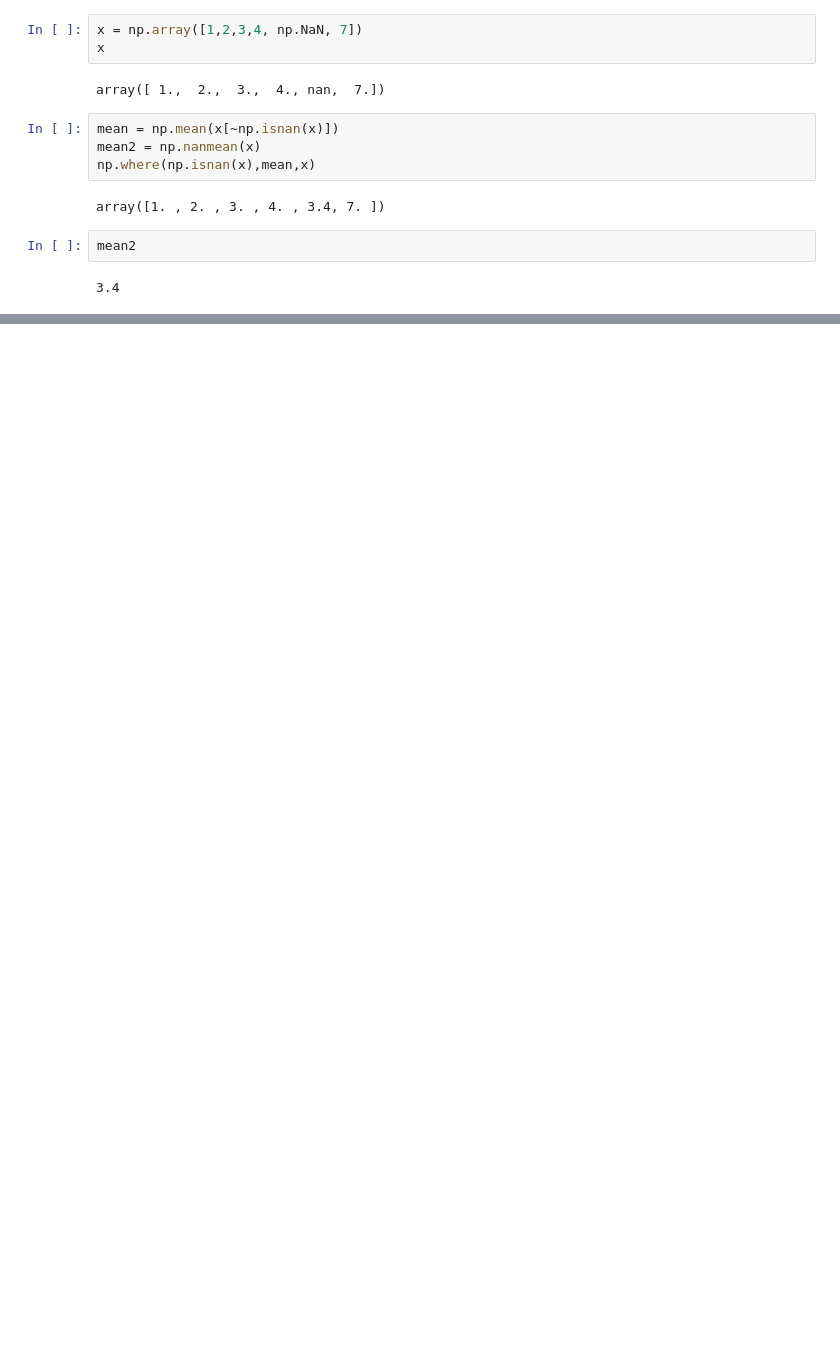
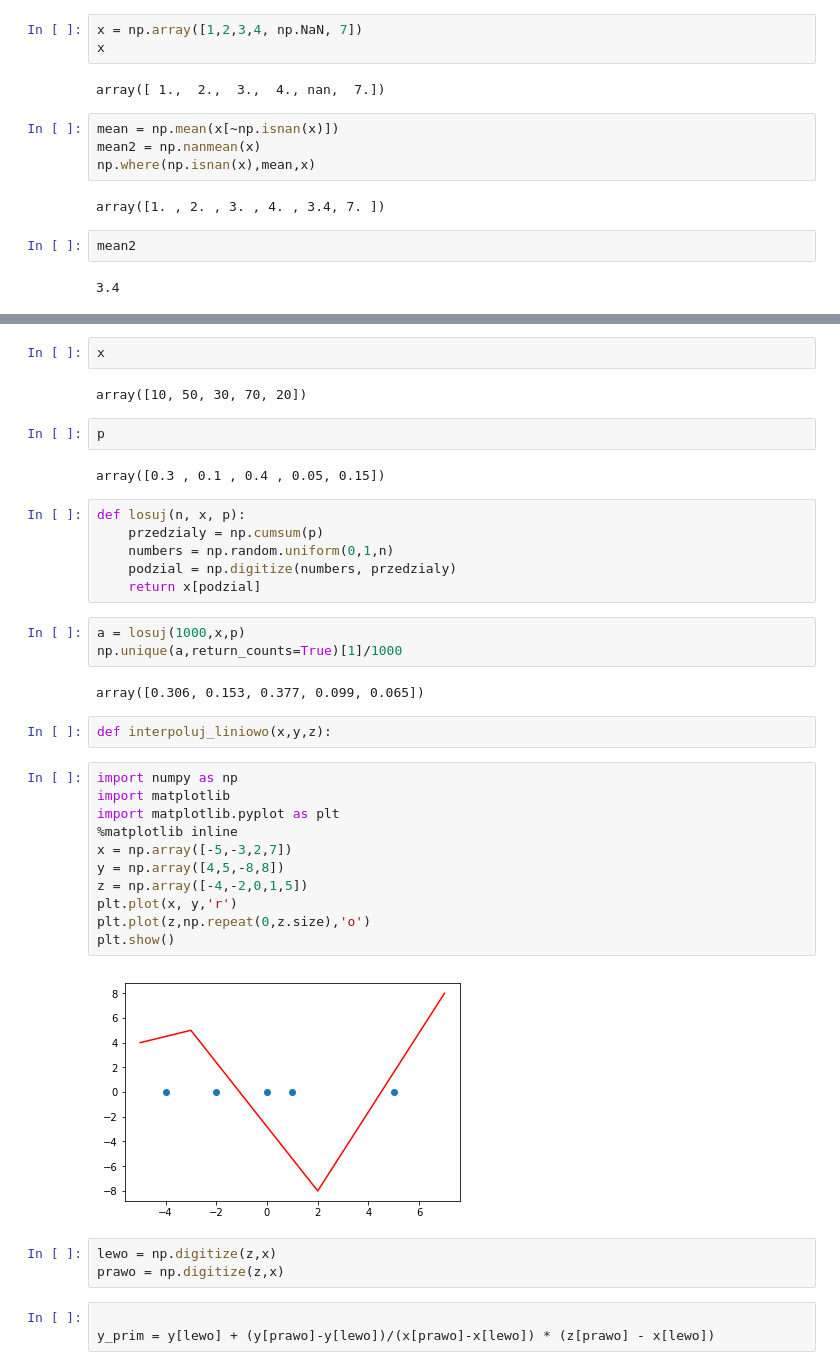
Before and after one commit to SebastianKikas/Bootcamp, a Jupyter notebook: Untitled2.ipynb, the cells around one changed output, grey strips where cells are left out. Drawn from its saved outputs; the diff is of its cells as text; blank space fills up the shorter version.

```diff
--- a/Untitled2.ipynb
+++ b/Untitled2.ipynb
@@ -313,0 +523,40 @@ mean2
+# %%
+x
+# %% [output]
+array([10, 50, 30, 70, 20])
+# %%
+p
+# %% [output]
+array([0.3 , 0.1 , 0.4 , 0.05, 0.15])
+# %%
+def losuj(n, x, p):
+    przedzialy = np.cumsum(p)
+    numbers = np.random.uniform(0,1,n)
+    podzial = np.digitize(numbers, przedzialy)
+    return x[podzial]
+# %%
+a = losuj(1000,x,p)
+np.unique(a,return_counts=True)[1]/1000
+# %% [output]
+array([0.306, 0.153, 0.377, 0.099, 0.065])
+# %%
+def interpoluj_liniowo(x,y,z):
+# %%
+import numpy as np
+import matplotlib
+import matplotlib.pyplot as plt
+%matplotlib inline
+x = np.array([-5,-3,2,7])
+y = np.array([4,5,-8,8])
+z = np.array([-4,-2,0,1,5])
+plt.plot(x, y,'r')
+plt.plot(z,np.repeat(0,z.size),'o')
+plt.show()
+# %% [output]
+[figure, added]
+# %%
+lewo = np.digitize(z,x)
+prawo = np.digitize(z,x)
+# %%
+
+y_prim = y[lewo] + (y[prawo]-y[lewo])/(x[prawo]-x[lewo]) * (z[prawo] - x[lewo])
```
Also changed, not shown: parts of 47 cells of this notebook, 1 other file.
